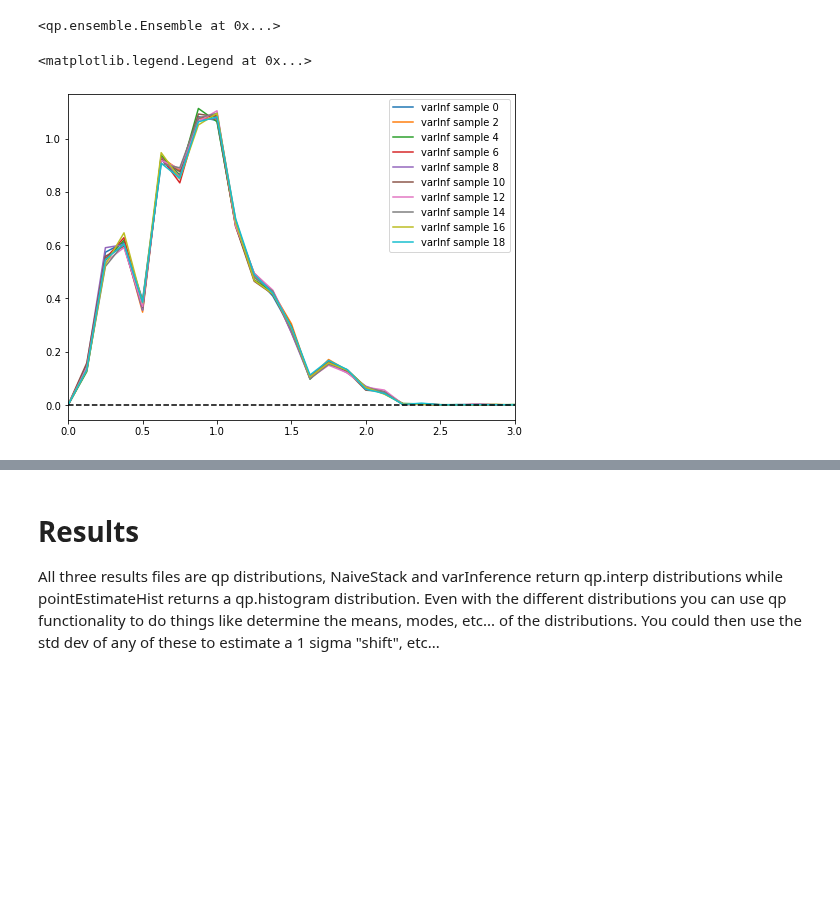
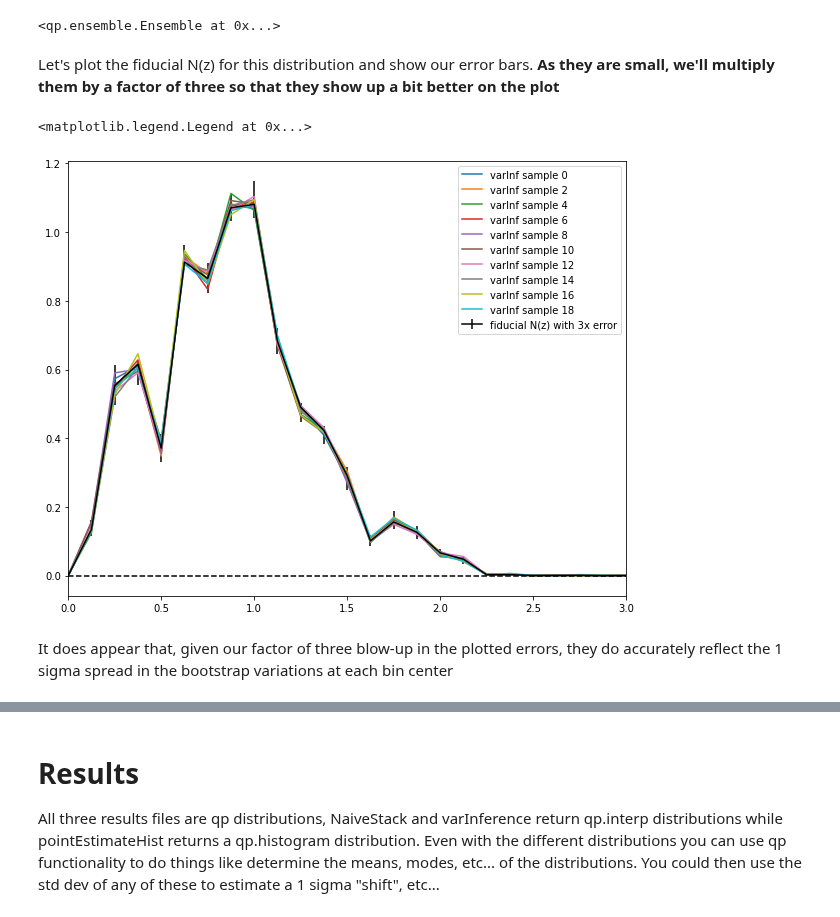
Before and after one commit to LSSTDESC/rail_attic, a Jupyter notebook: examples/estimation/test_sampled_summarizers.ipynb, the cells around one changed output, grey strips where cells are left out. Drawn from its saved outputs; the diff is of its cells as text; code cells hidden in the pictures; blank space fills up the shorter version.

Commit message:
add fiducial N(z) storage, update NZDir to samples + fiducial

```diff
--- a/examples/estimation/test_sampled_summarizers.ipynb
+++ b/examples/estimation/test_sampled_summarizers.ipynb
@@ -76,7 +80,7 @@ I coded up **quick and dirty** bootstrap versions of the `NaiveStack`, `PointEst
 
 Naive stack just "stacks" i.e. sums up, the PDFs and returns a qp.interp distribution with bins defined by np.linspace(zmin, zmax, nzbins), we will create a stack with 41 bins and generate 20 bootstrap realizations
 # %%
-stacker = NaiveStack.make_stage(zmin=0.0, zmax=3.0, nzbins=41, nsamples=20)
+stacker = NaiveStack.make_stage(zmin=0.0, zmax=3.0, nzbins=41, nsamples=20, output="Naive_samples.hdf5", single_NZ="NaiveStack_NZ.hdf5")
 # %%
 naive_results = stacker.summarize(qp_data)
 # %% [output]
@@ -125,7 +150,8 @@ axs.legend()
 
 VarInference implements Markus' variational inference scheme and returns qp.interp gridded distribution. varInference tends to get a little wonky if you use too many bins, so we'll only use 25 bins. Again let's generate 20 samples and plot a few:
 # %%
-runner=VarInferenceStack.make_stage(name='test_varinf', zmin=0.0,zmax=3.0,nzbins=25, niter=10, nsamples=20, output="sampletest.hdf5")
+runner=VarInferenceStack.make_stage(name='test_varinf', zmin=0.0,zmax=3.0,nzbins=25, niter=10, nsamples=20,
+                                    output="sampletest.hdf5", single_NZ="varinf_NZ.hdf5")
 # %%
 %%time
 varinf_results = runner.summarize(qp_data)
@@ -138,13 +165,26 @@ vens = varinf_results.data
 vens
 # %% [output]
 <qp.ensemble.Ensemble at 0x...>
+# %% [markdown]
+Let's plot the fiducial N(z) for this distribution and show our error bars.  **As they are small, we'll multiply them by a factor of three so that they show up a bit better on the plot**
+# %%
+varinf_nz = qp.read("varinf_NZ.hdf5")
+siglow = varinf_nz.ancil['sigma_low'].flatten()
+sighigh = varinf_nz.ancil['sigma_high'].flatten()
+errs = (siglow*3., sighigh*3.)
+xvals = varinf_nz.metadata()['xvals'].flatten()
+yvals = varinf_nz.pdf(xvals).flatten()
 # %%
-fig, axs = plt.subplots(figsize=(8,6))
+fig, axs = plt.subplots(figsize=(10,8))
 for i in range(0,20,2):
     vens[i].plot_native(axes=axs, label=f"varInf sample {i}")
 axs.plot([0,3],[0,0],'k--')
+axs.errorbar(xvals, yvals, errs, c='k', label="fiducial N(z) with 3x error")
 axs.set_xlim(0,3)
 axs.legend(loc='upper right')
+#axs.set_ylim((0.5, 0.7))
 # %% [output]
 <matplotlib.legend.Legend at 0x...>
-[figure, old version]
+[figure, new version]
+# %% [markdown]
+It does appear that, given our factor of three blow-up in the plotted errors, they do accurately reflect the 1 sigma spread in the bootstrap variations at each bin center
```
Also changed, not shown: parts of 32 cells of this notebook, 4 other files.
